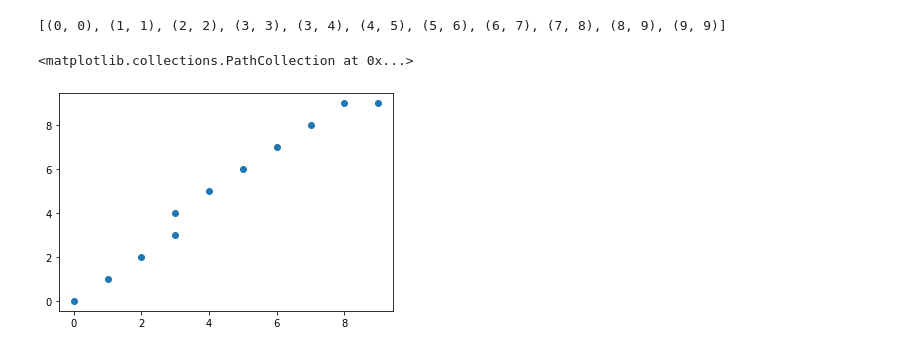
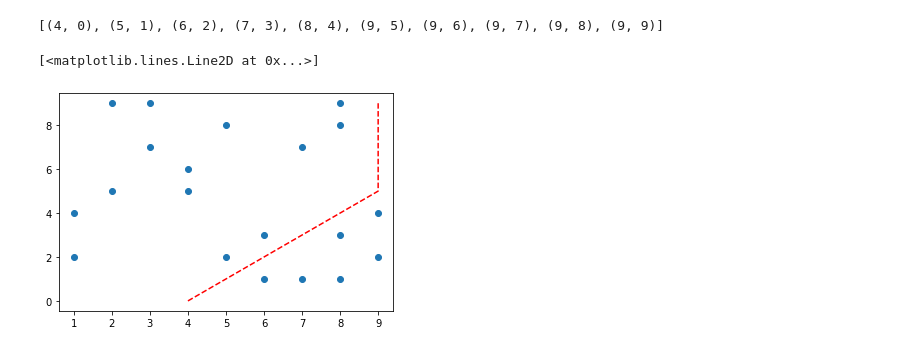
Before and after one commit to Kalpit-Vadnerkar/Risk-Assessment, a Jupyter notebook: astarFSM.ipynb, the cells around one changed output. Saved outputs shown, nothing was run; the diff lists cells and outputs as text; code cells hidden in the pictures.

Commit message:
Completed Transition Probability Matrix

```diff
--- a/astarFSM.ipynb
+++ b/astarFSM.ipynb
@@ -146,7 +147,7 @@ class Vehicle:
         self.width = world.width
         self.map = np.zeros((self.height, self.width)) # This represents the vehicle's map
         self.real_map = world.map # used for perception
-        self.vision = 5 # camera strength
+        self.vision = 3 # camera strength
         self.speed = 0 # 0 = stop, 1, 2, 3 = high speed
         self.path = [] # list of cells vehicle has already visited
         self.next_steps = [] # list of actions the vehicle should take next
@@ -258,6 +259,7 @@ class Vehicle:
 
     def astar(self):
         # updates the list "next_steps" with a set of instructions (according to the A* algorithm) to reach the goal:
+        # Returns 1 if no path is found.
         #                      (0 = cruise,
         #                       1 = cruise left,
         #                       2 = cruise right,
@@ -266,9 +268,10 @@ class Vehicle:
         #                       5 = accelerate_right,
         #                       6 = slow,
         #                       7 = slow_left,
-        #                       8 = slow_right)
+        #                       8 = slow_right,
+        #                       9 = stop)
         count = 0
-        root = (self.position, self.head.index(1), None, 0, 0, None)
+        root = (self.position, self.head.index(1), None, self.speed, 0, None)
         tree = [] # A list of nodes that need to be explored
         closed_nodes = [] # A list of nodes that have been explored
         tree.insert(count, root)
@@ -328,7 +331,13 @@ class Vehicle:
                                     temp[4] = cost
                                     child = tuple(temp)
                                     tree.append(child)
-            random.shuffle(tree) # nodes with same cost should be chosen at random
-            tree.sort(key = myFunc)
+            if len(tree) > 1:
+                random.shuffle(tree) # nodes with same cost should be chosen at random
+                tree.sort(key = myFunc)
+        # If no path is found.
+        if parent_node[0] != self.goal and len(tree) == 0:
+            # The vehicle can get stuck following a path leading into narrow places.
+            # In this case we stop the vehicle.
+            self.next_steps.insert(0, 9) # The vehicle tries to stop
 # %%
 class Automata():
@@ -423,0 +409,10 @@ Success!
+# %%
+height = 20
+width = 20
+obstacles = 20
+start = (0,0)
+goal = (19,19)
+matrix = np.zeros((13, 13))
+
+machine = Automata(matrix)
+matrix = machine.start()
@@ -424,7 +448,8 @@ Success!
 # %%
+plt.scatter(*zip(*machine.world.obstacle_list))
 print(machine.vehicle.path)
-plt.scatter(*zip(*machine.vehicle.path))
+plt.plot(*zip(*machine.vehicle.path), linestyle = 'dashed', color = 'r')
 # %% [output]
-[(0, 0), (1, 1), (2, 2), (3, 3), (3, 4), (4, 5), (5, 6), (6, 7), (7, 8), (8, 9), (9, 9)]
+[(4, 0), (5, 1), (6, 2), (7, 3), (8, 4), (9, 5), (9, 6), (9, 7), (9, 8), (9, 9)]
-<matplotlib.collections.PathCollection at 0x...>
+[<matplotlib.lines.Line2D at 0x...>]
-[figure, old version]
+[figure, new version]
```
Also changed, not shown: parts of 7 cells of this notebook.
